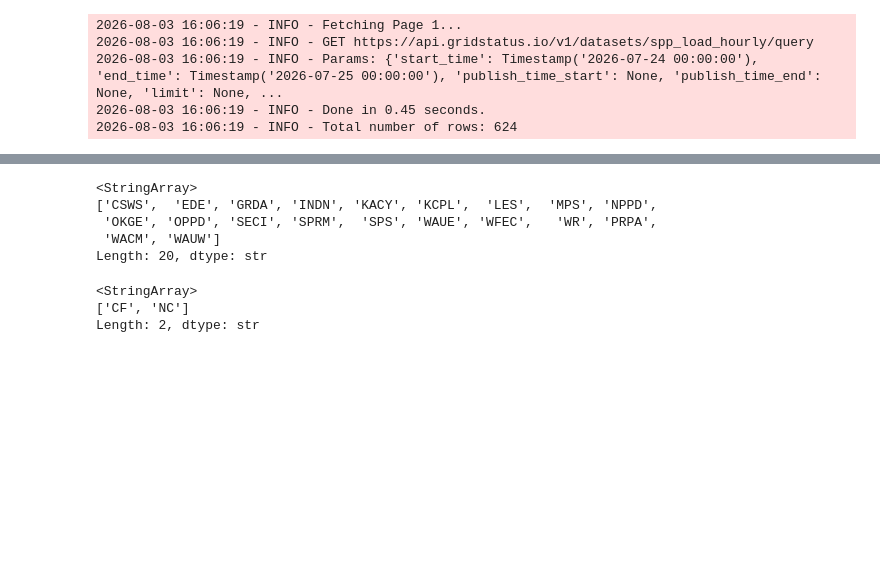
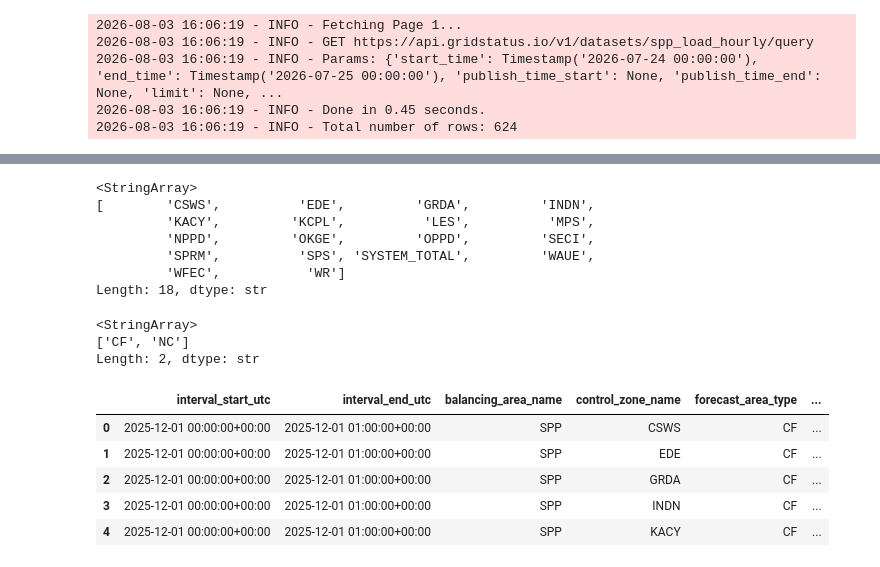
Before and after one commit to maxwellgriffith345/LoadForecast, a Jupyter notebook: notebooks/Prod.ipynb, the cells around one changed output, grey strips where cells are left out. Cells and saved outputs as stored; diff of their text form; code cells hidden in the pictures; blank space fills up the shorter version.

```diff
--- a/notebooks/Prod.ipynb
+++ b/notebooks/Prod.ipynb
@@ -405,14 +411,25 @@ df_sample = load_client.get_dataset(
 # %%
-print(df["control_zone_name"].unique())
+print(df_sample["control_zone_name"].unique())
 # %% [output]
 <StringArray>
-['CSWS',  'EDE', 'GRDA', 'INDN', 'KACY', 'KCPL',  'LES',  'MPS', 'NPPD',
- 'OKGE', 'OPPD', 'SECI', 'SPRM',  'SPS', 'WAUE', 'WFEC',   'WR', 'PRPA',
- 'WACM', 'WAUW']
-Length: 20, dtype: str
+[        'CSWS',          'EDE',         'GRDA',         'INDN',
+         'KACY',         'KCPL',          'LES',          'MPS',
+         'NPPD',         'OKGE',         'OPPD',         'SECI',
+         'SPRM',          'SPS', 'SYSTEM_TOTAL',         'WAUE',
+         'WFEC',           'WR']
+Length: 18, dtype: str
 # %%
 print(df["forecast_area_type"].unique())
 # %% [output]
 <StringArray>
 ['CF', 'NC']
 Length: 2, dtype: str
+# %%
+df_sample.head()
+# %% [output]
+|  | interval_start_utc | interval_end_utc | balancing_area_name | control_zone_name | forecast_area_type | ... |
+| 0 | 2025-12-01 00:00:00+00:00 | 2025-12-01 01:00:00+00:00 | SPP | CSWS | CF | ... |
+| 1 | 2025-12-01 00:00:00+00:00 | 2025-12-01 01:00:00+00:00 | SPP | EDE | CF | ... |
+| 2 | 2025-12-01 00:00:00+00:00 | 2025-12-01 01:00:00+00:00 | SPP | GRDA | CF | ... |
+| 3 | 2025-12-01 00:00:00+00:00 | 2025-12-01 01:00:00+00:00 | SPP | INDN | CF | ... |
+| 4 | 2025-12-01 00:00:00+00:00 | 2025-12-01 01:00:00+00:00 | SPP | KACY | CF | ... |
```
Also changed, not shown: parts of 3 cells of this notebook, 1 other file.
